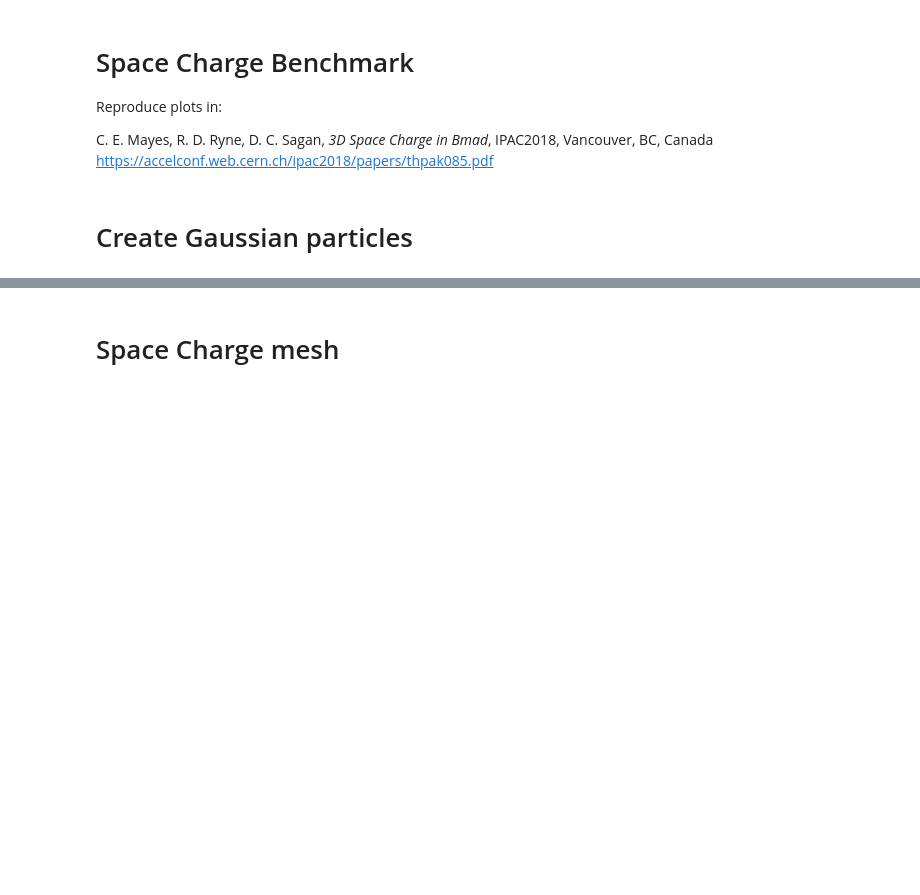
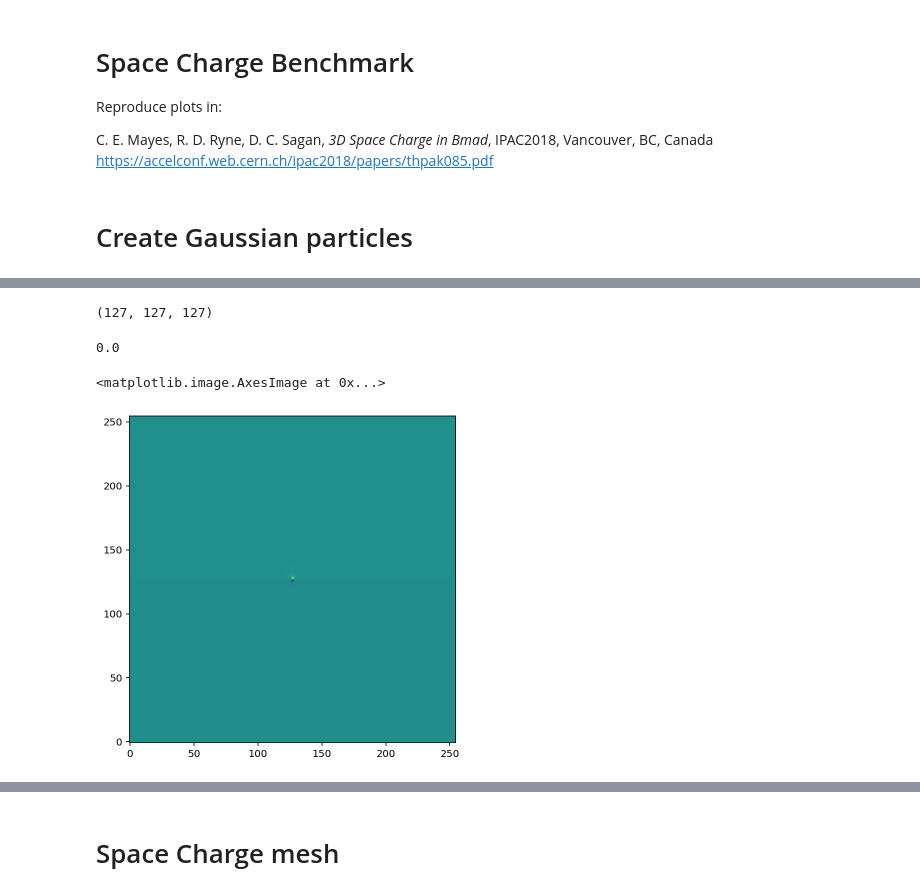
Before and after one commit to ChristopherMayes/PySpaceCharge, a Jupyter notebook: examples/benchmark.ipynb, the cells around one changed output, grey strips where cells are left out. Cells and saved outputs as stored; diff of their text form; code cells hidden in the pictures; blank space fills up the shorter version.

```diff
--- a/examples/benchmark.ipynb
+++ b/examples/benchmark.ipynb
@@ -58,0 +74,3 @@ X, Y, Z = np.meshgrid(*coord_vecs, indexing='ij')
+# %%
+%%time
+Gx = igf_mesh3(rho_mesh.shape, deltas, component='x')
@@ -58,0 +80,16 @@ X, Y, Z = np.meshgrid(*coord_vecs, indexing='ij')
+# %%
+# The center point was evaluated at the origin x=0,y=0,z=0
+ix_center = tuple([(n-1)//2 for n in Gx.shape])
+ix_center
+# %% [output]
+(127, 127, 127)
+# %%
+# This should be zero or near zero by symmetry
+Gx[ix_center]
+# %% [output]
+0.0
+# %%
+plt.imshow(Gx[:,ix_center[1],:], origin='lower')
+# %% [output]
+<matplotlib.image.AxesImage at 0x...>
+[figure, added]
```
Also changed, not shown: parts of 19 cells of this notebook, 2 other files.
